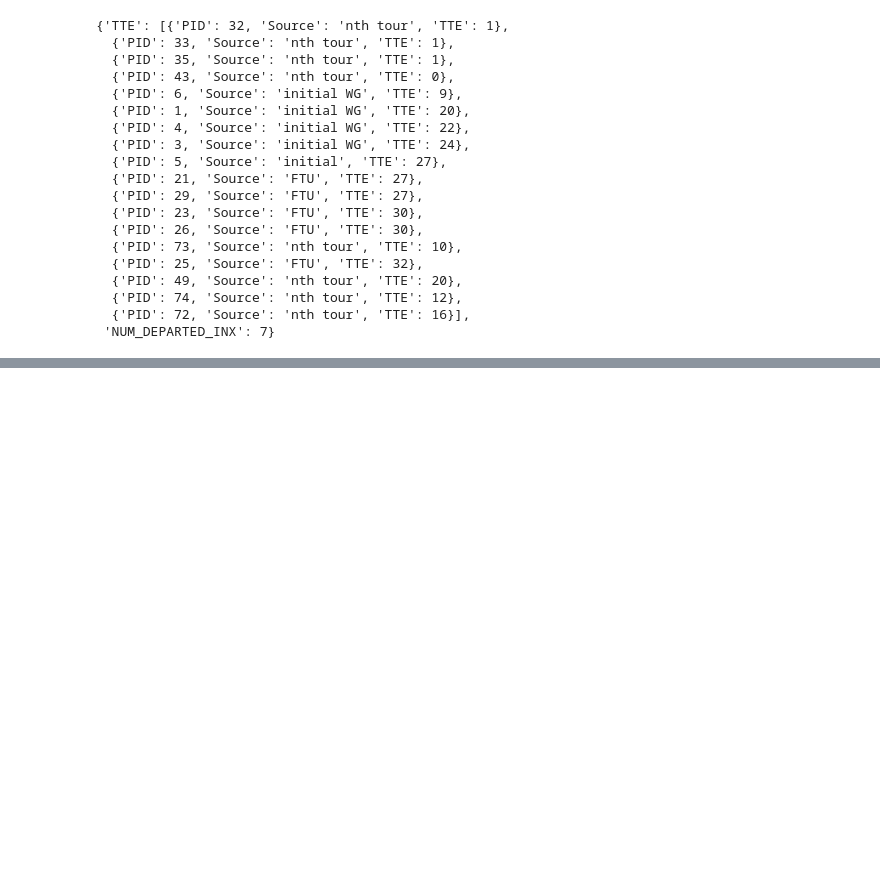
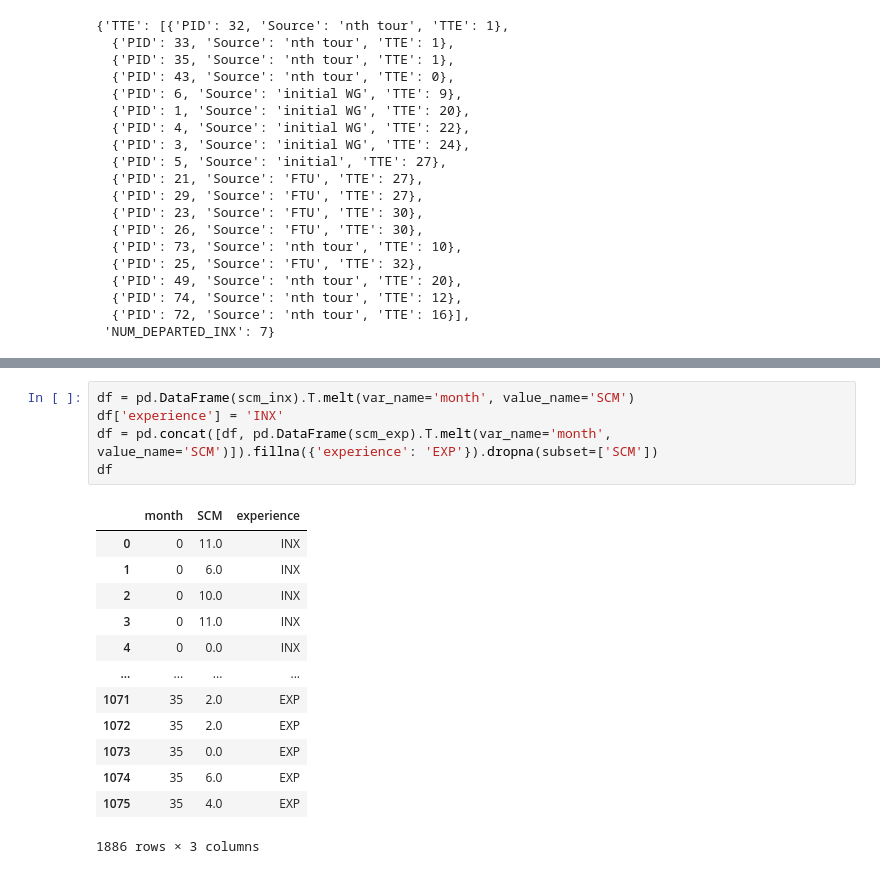
Before and after one commit to ialara/actf, a Jupyter notebook: absorption_e2e_prototype.ipynb, the cells around one changed output, grey strips where cells are left out. Cells and saved outputs as stored; diff of their text form; blank space fills up the shorter version.

```diff
--- a/absorption_e2e_prototype.ipynb
+++ b/absorption_e2e_prototype.ipynb
@@ -575,0 +584,19 @@ UPGS: (none) ->  74 |  FLUG   ->   7 |  MQT    ->   7 |  IPUG   ->   2 |
+# %%
+df = pd.DataFrame(scm_inx).T.melt(var_name='month', value_name='SCM')
+df['experience'] = 'INX'
+df = pd.concat([df, pd.DataFrame(scm_exp).T.melt(var_name='month', value_name='SCM')]).fillna({'experience': 'EXP'}).dropna(subset=['SCM'])
+df
+# %% [output]
+|  | month | SCM | experience |
+| 0 | 0 | 11.0 | INX |
+| 1 | 0 | 6.0 | INX |
+| 2 | 0 | 10.0 | INX |
+| 3 | 0 | 11.0 | INX |
+| 4 | 0 | 0.0 | INX |
+| ... | ... | ... | ... |
+| 1071 | 35 | 2.0 | EXP |
+| 1072 | 35 | 2.0 | EXP |
+| 1073 | 35 | 0.0 | EXP |
+| 1074 | 35 | 6.0 | EXP |
+| 1075 | 35 | 4.0 | EXP |
+1886 rows × 3 columns
```
Also changed, not shown: parts of 10 cells of this notebook.
